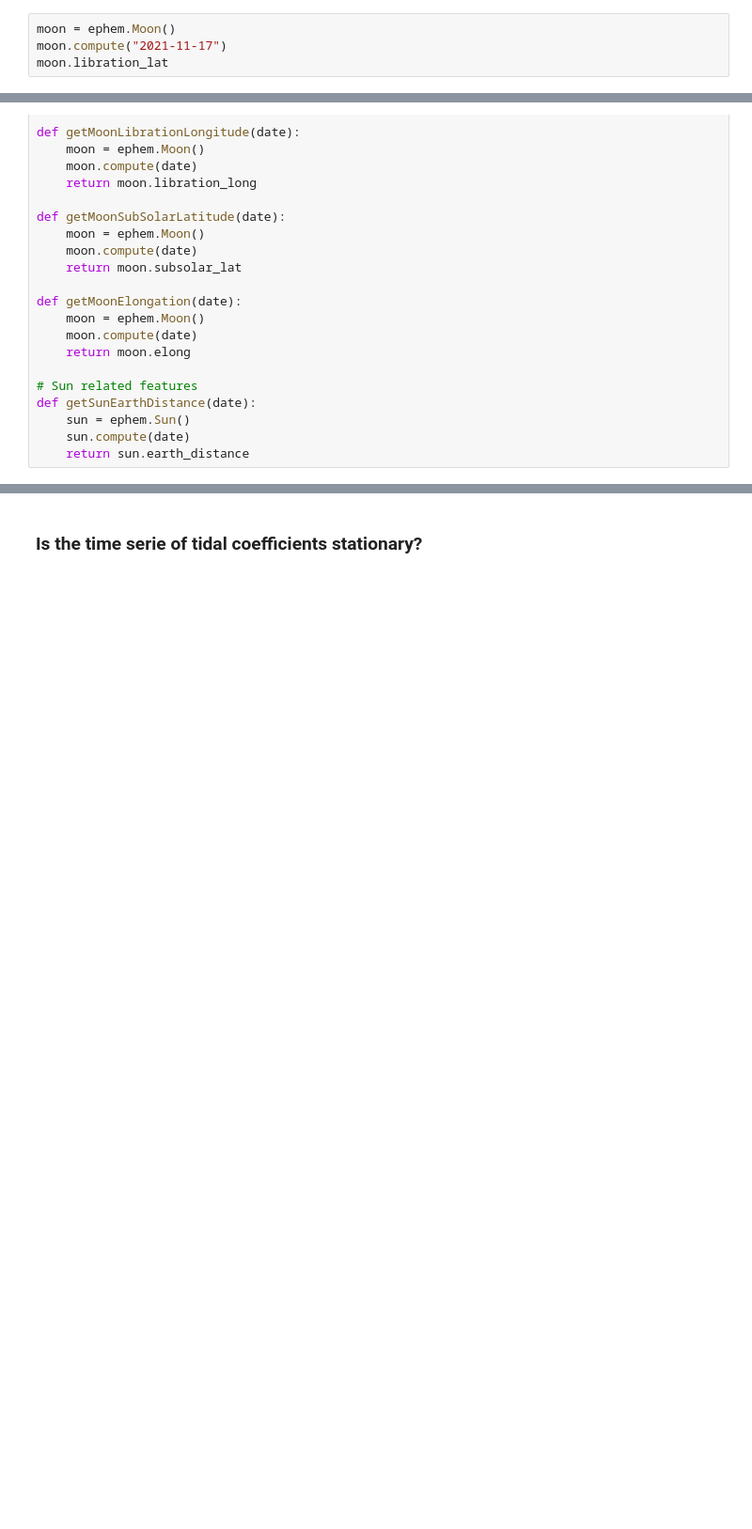
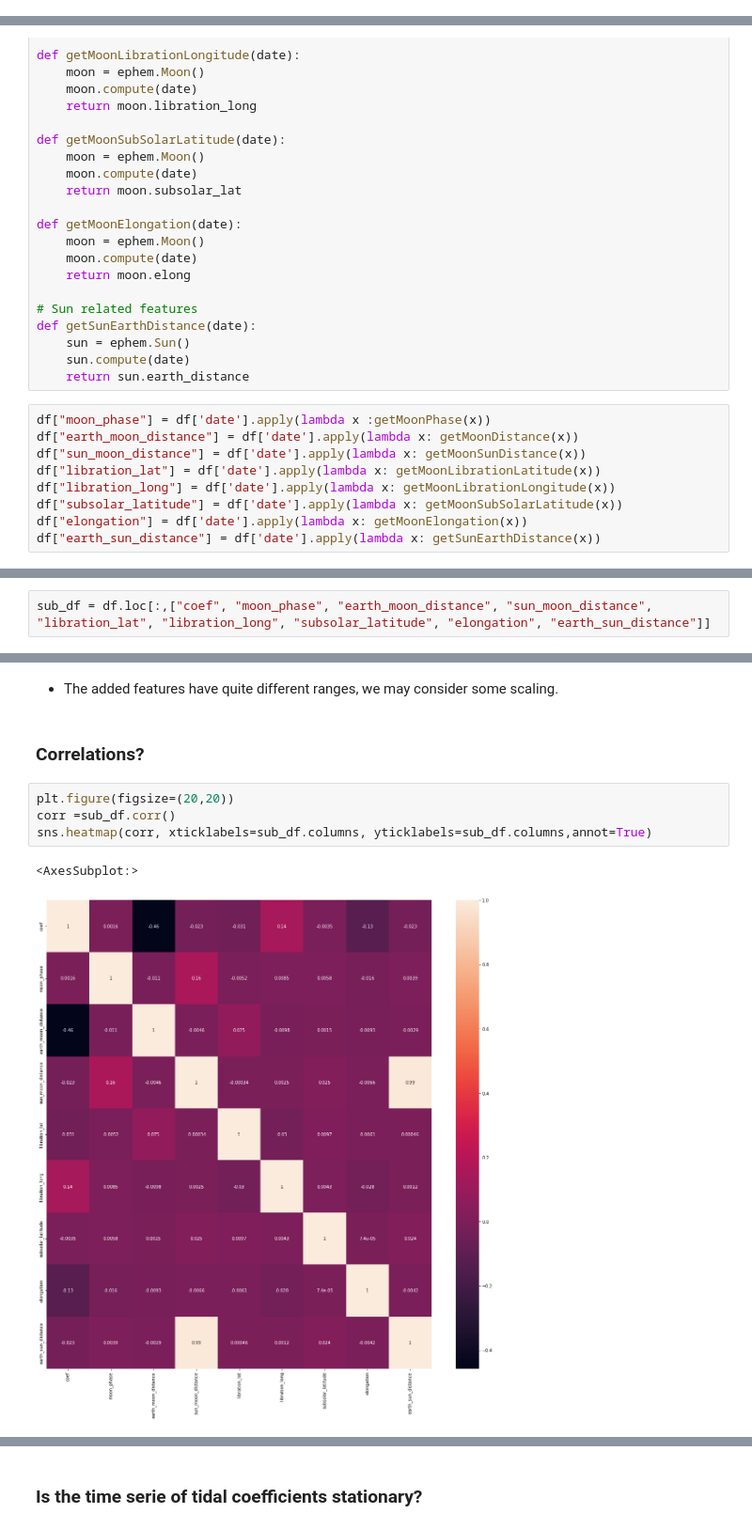
Before and after one commit to otmane-el-aloi/Prediction-of-tidal-coefficients, a Jupyter notebook: dataAnalysisOtmane.ipynb, the cells around one changed output, grey strips where cells are left out. Shown at 94% size. Drawn from its saved outputs; the diff is of its cells as text; blank space fills up the shorter version.

Commit message:
add moon and sun related features + correlation analysis  +feature importance

```diff
--- a/dataAnalysisOtmane.ipynb
+++ b/dataAnalysisOtmane.ipynb
@@ -214,7 +220,3 @@ Conclusion: Strong seasonal effect.
 Phases and tides:
 - During the full moon and new moon phases, the Moon and the Sun are aligned and their effects combined, producing the spring tides.
 - During waxing and waning moons, on the contrary, the effects are detracted, thereby obtaining tides of less amplitude (lower tidal coefficient), called neap tides.
-# %%
-moon = ephem.Moon()
-moon.compute("2021-11-17")
-moon.libration_lat
@@ -262,3 +262,12 @@ def getSunEarthDistance(date):
     sun = ephem.Sun()
     sun.compute(date)
     return sun.earth_distance
+# %%
+df["moon_phase"] = df['date'].apply(lambda x :getMoonPhase(x))
+df["earth_moon_distance"] = df['date'].apply(lambda x: getMoonDistance(x))
+df["sun_moon_distance"] = df['date'].apply(lambda x: getMoonSunDistance(x))
+df["libration_lat"] = df['date'].apply(lambda x: getMoonLibrationLatitude(x))
+df["libration_long"] = df['date'].apply(lambda x: getMoonLibrationLongitude(x))
+df["subsolar_latitude"] = df['date'].apply(lambda x: getMoonSubSolarLatitude(x))
+df["elongation"] = df['date'].apply(lambda x: getMoonElongation(x))
+df["earth_sun_distance"] = df['date'].apply(lambda x: getSunEarthDistance(x))
@@ -264,0 +283,2 @@ def getSunEarthDistance(date):
+# %%
+sub_df = df.loc[:,["coef", "moon_phase", "earth_moon_distance", "sun_moon_distance", "libration_lat", "libration_long", "subsolar_latitude", "elongation", "earth_sun_distance"]]
@@ -264,0 +318,11 @@ def getSunEarthDistance(date):
+# %% [markdown]
+- The added features have quite different ranges, we may consider some scaling.
+# %% [markdown]
+### Correlations?
+# %%
+plt.figure(figsize=(20,20))
+corr =sub_df.corr()
+sns.heatmap(corr, xticklabels=sub_df.columns, yticklabels=sub_df.columns,annot=True)
+# %% [output]
+<AxesSubplot:>
+[figure, added]
```
Also changed, not shown: parts of 25 cells of this notebook.
